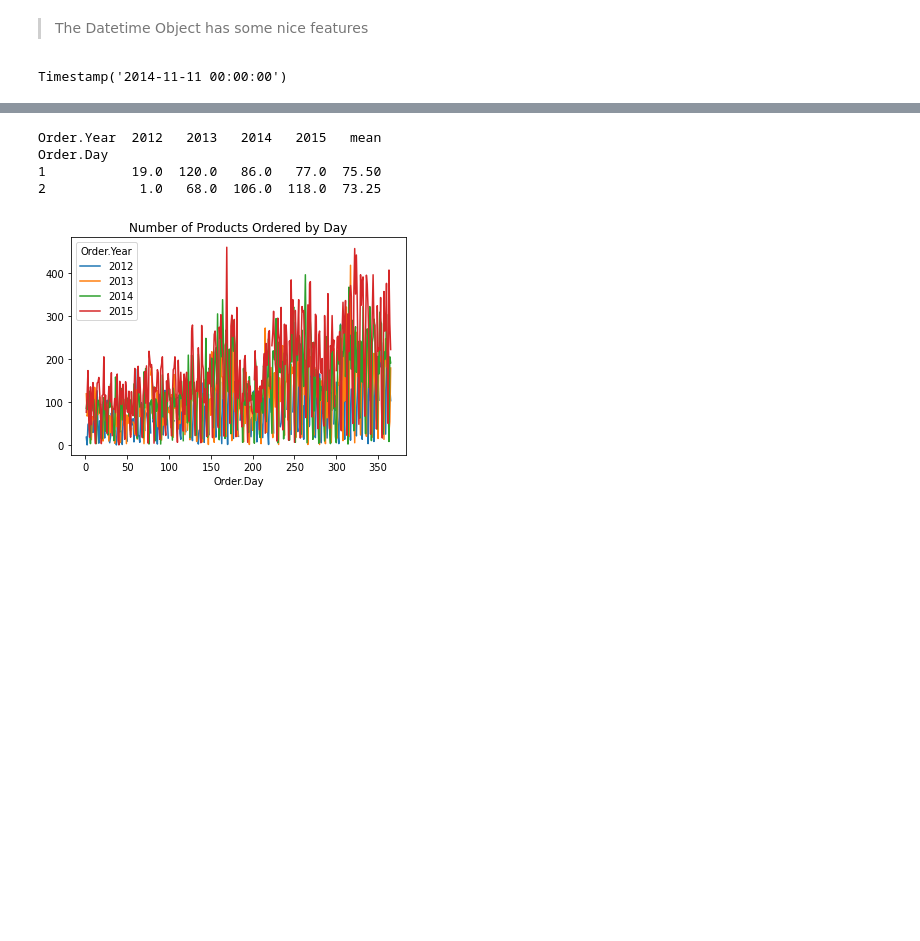
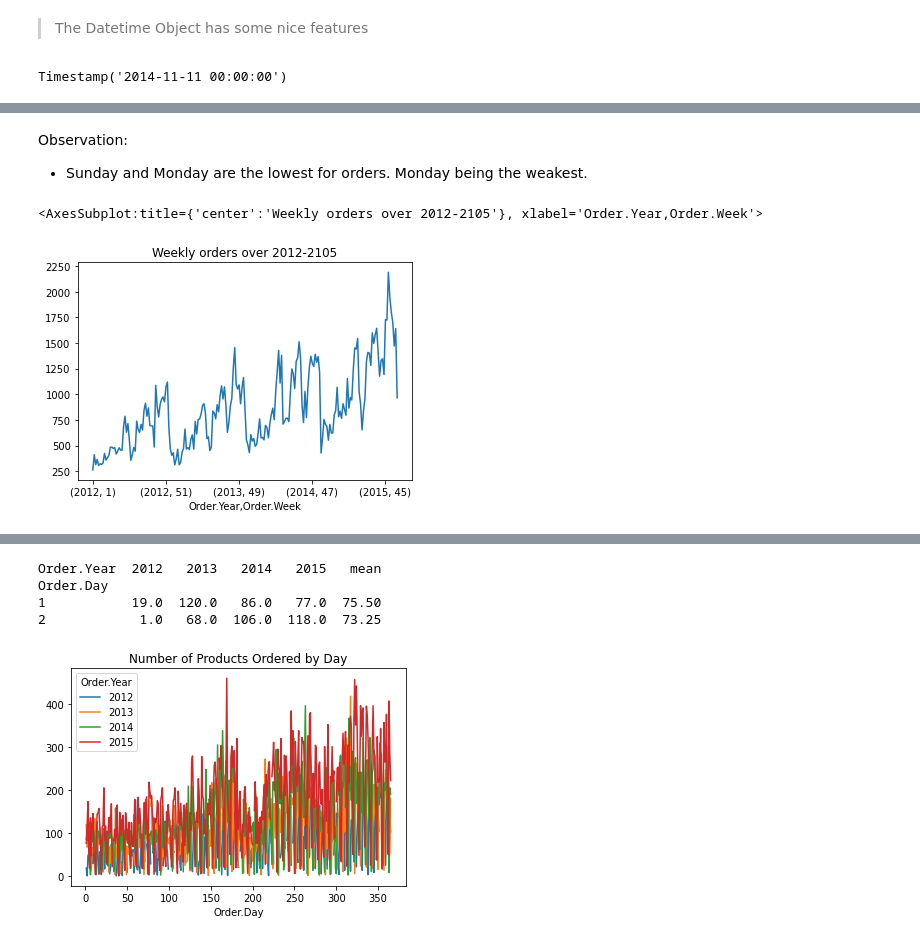
Before and after one commit to borkostolo/RetailCompanyAnalytics, a Jupyter notebook: ERetailCompanyDataAnalytics.ipynb, the cells around one changed output, grey strips where cells are left out. Drawn from its saved outputs; the diff is of its cells as text; code cells hidden in the pictures; blank space fills up the shorter version.

```diff
--- a/ERetailCompanyDataAnalytics.ipynb
+++ b/ERetailCompanyDataAnalytics.ipynb
@@ -315,0 +367,8 @@ orders_df[["Order.Date","Order.Year","Order.Month","Order.Week","Order.Day"]][:4
+# %% [markdown]
+Observation:
+- Sunday and Monday are the lowest for orders. Monday being the weakest.
+# %%
+orders_df.groupby(['Order.Year','Order.Week'])['Quantity'].sum().plot(title="Weekly orders over 2012-2105")
+# %% [output]
+<AxesSubplot:title={'center':'Weekly orders over 2012-2105'}, xlabel='Order.Year,Order.Week'>
+[figure, added]
```
Also changed, not shown: parts of 34 cells of this notebook.
